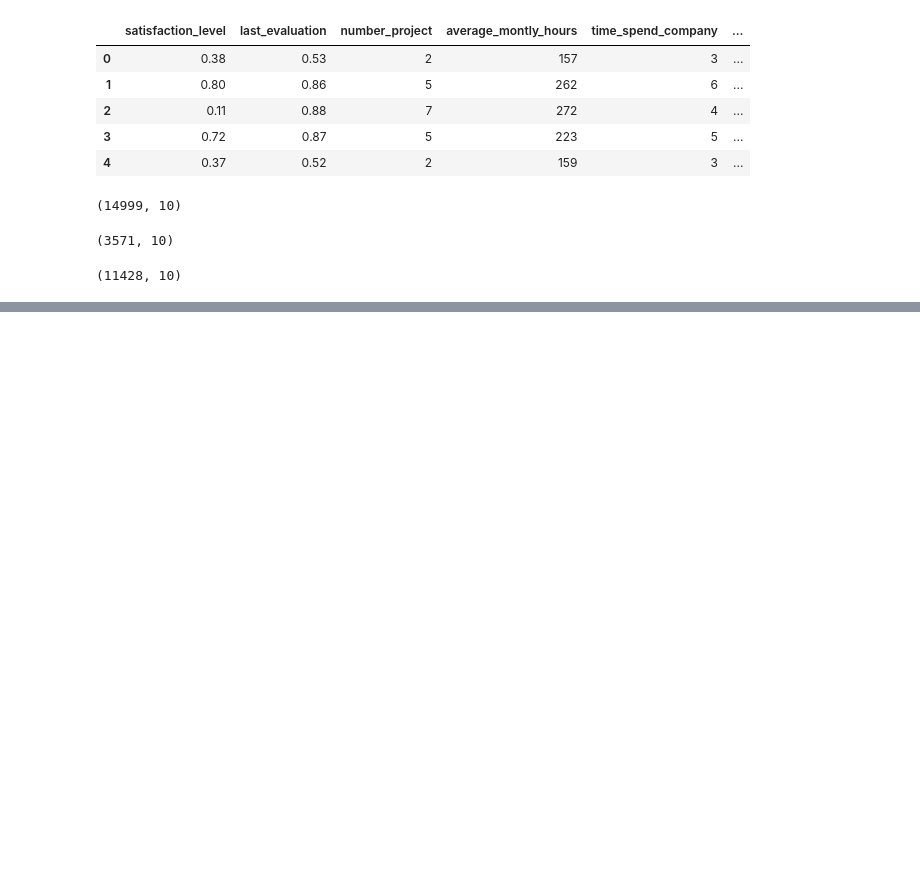
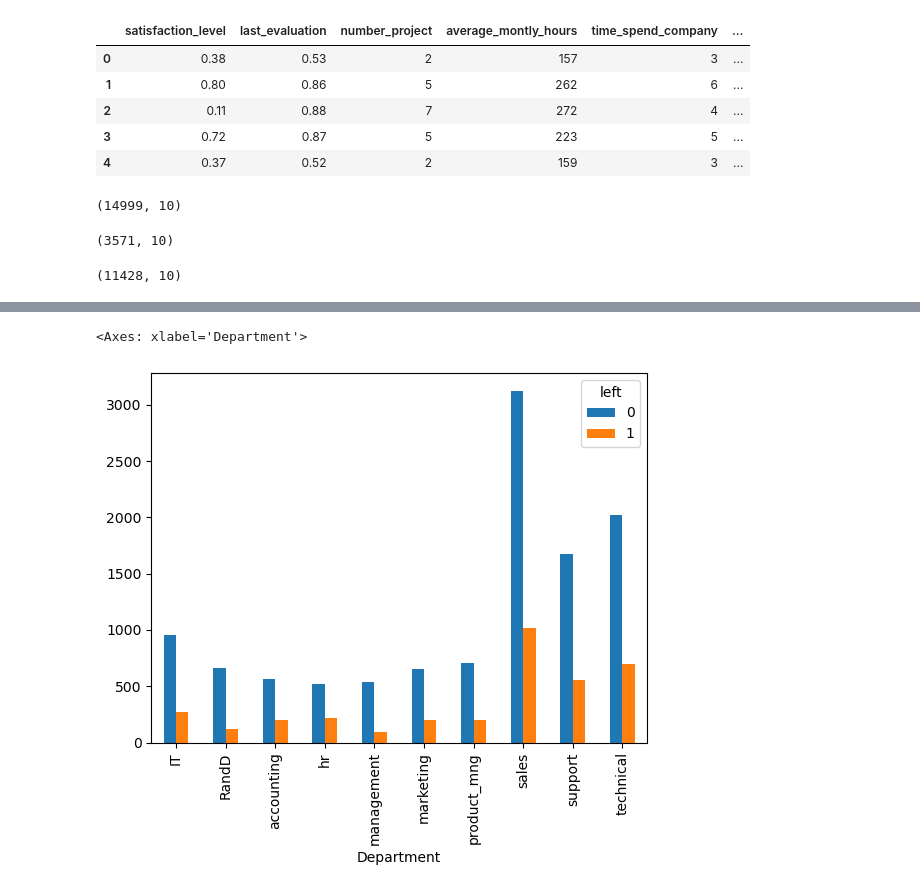
Before and after one commit to jainkhushi22/Tiny-ML-labs, a Jupyter notebook: logistic_regression/HR_analyse.ipynb, the cells around one changed output, grey strips where cells are left out. Drawn from its saved outputs; the diff is of its cells as text; code cells hidden in the pictures; blank space fills up the shorter version.

```diff
--- a/logistic_regression/HR_analyse.ipynb
+++ b/logistic_regression/HR_analyse.ipynb
@@ -43,0 +46,5 @@ plt.show()
+# %%
+pd.crosstab(df.Department,df.left).plot(kind='bar')
+# %% [output]
+<Axes: xlabel='Department'>
+[figure, added]
```
Also changed, not shown: parts of 17 cells of this notebook.
